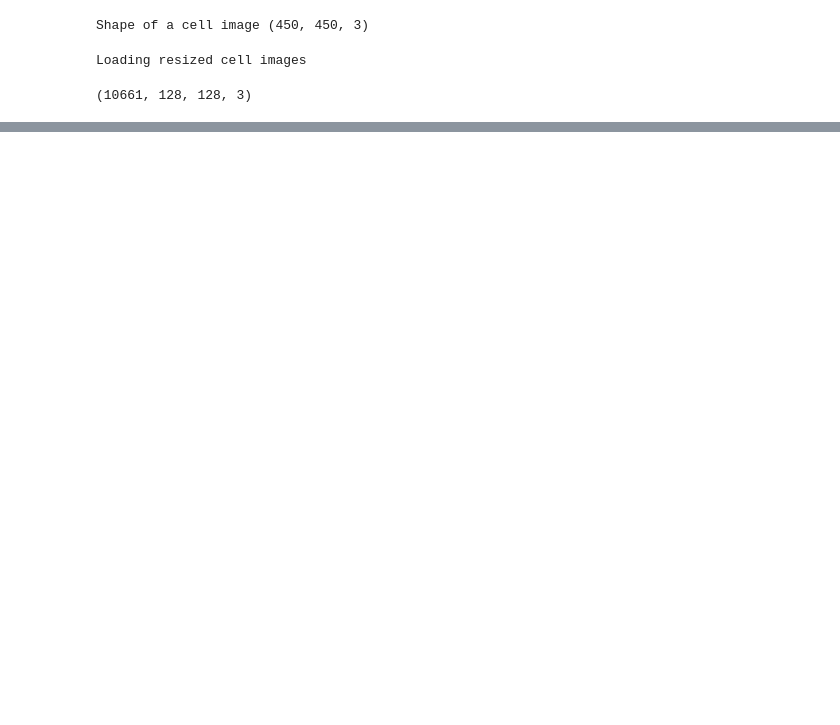
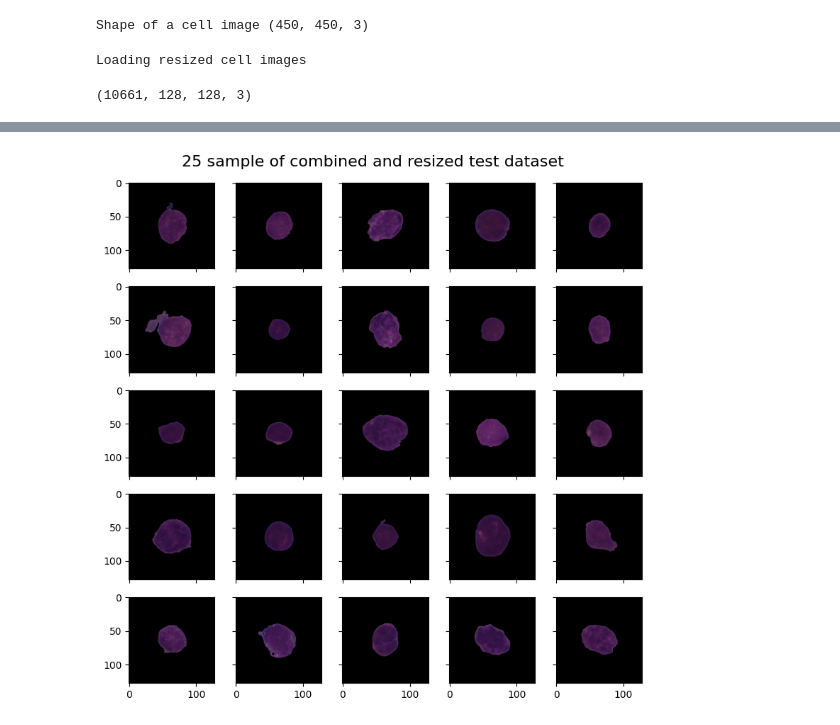
Before and after one commit to sheha919/leukemia_classification, a Jupyter notebook: leukemia_classification_unet.ipynb, the cells around one changed output, grey strips where cells are left out. Cells and saved outputs as stored; diff of their text form; code cells hidden in the pictures; blank space fills up the shorter version.

```diff
--- a/leukemia_classification_unet.ipynb
+++ b/leukemia_classification_unet.ipynb
@@ -43,7 +46,7 @@ testpath_array =[]
 
 
 for k in os.listdir(test_filepath):
-    path= os.path.join(dir_path,k)
+    path= os.path.join(test_filepath,k)
     testpath_array.append(path)
 
 print('Total number of cells in the test dataset is',len(testpath_array))
@@ -127,0 +136,11 @@ plt.show()
+# %%
+#display resized test dataset
+fig, axes = plt.subplots(nrows=5, ncols=5, sharex =True, sharey=True, figsize =(8,8))
+ax =axes.ravel()
+for i in range(0,25):
+    ax[i].imshow(X_test[i])
+fig.suptitle('25 sample of combined and resized test dataset', fontsize=16)
+plt.tight_layout()
+plt.show()
+# %% [output]
+[figure, added]
```
Also changed, not shown: parts of 9 cells of this notebook.
